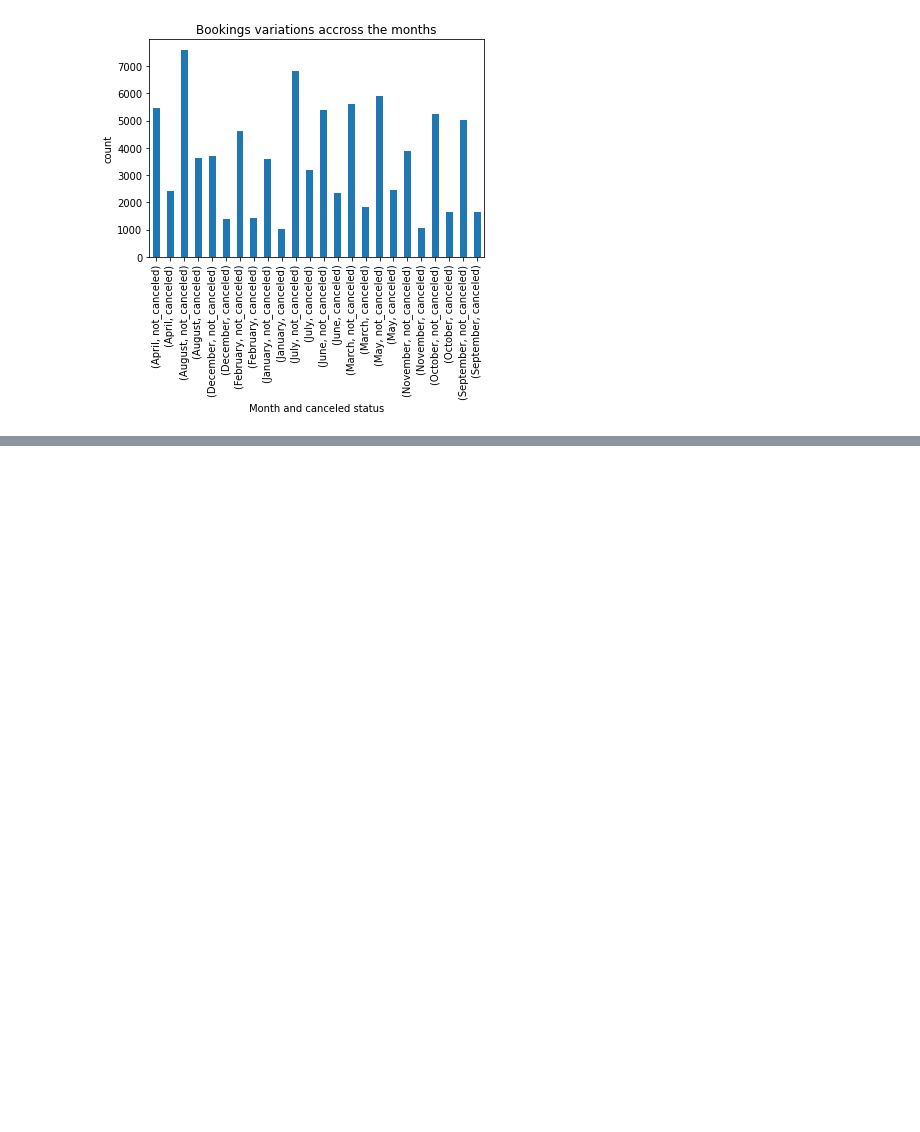
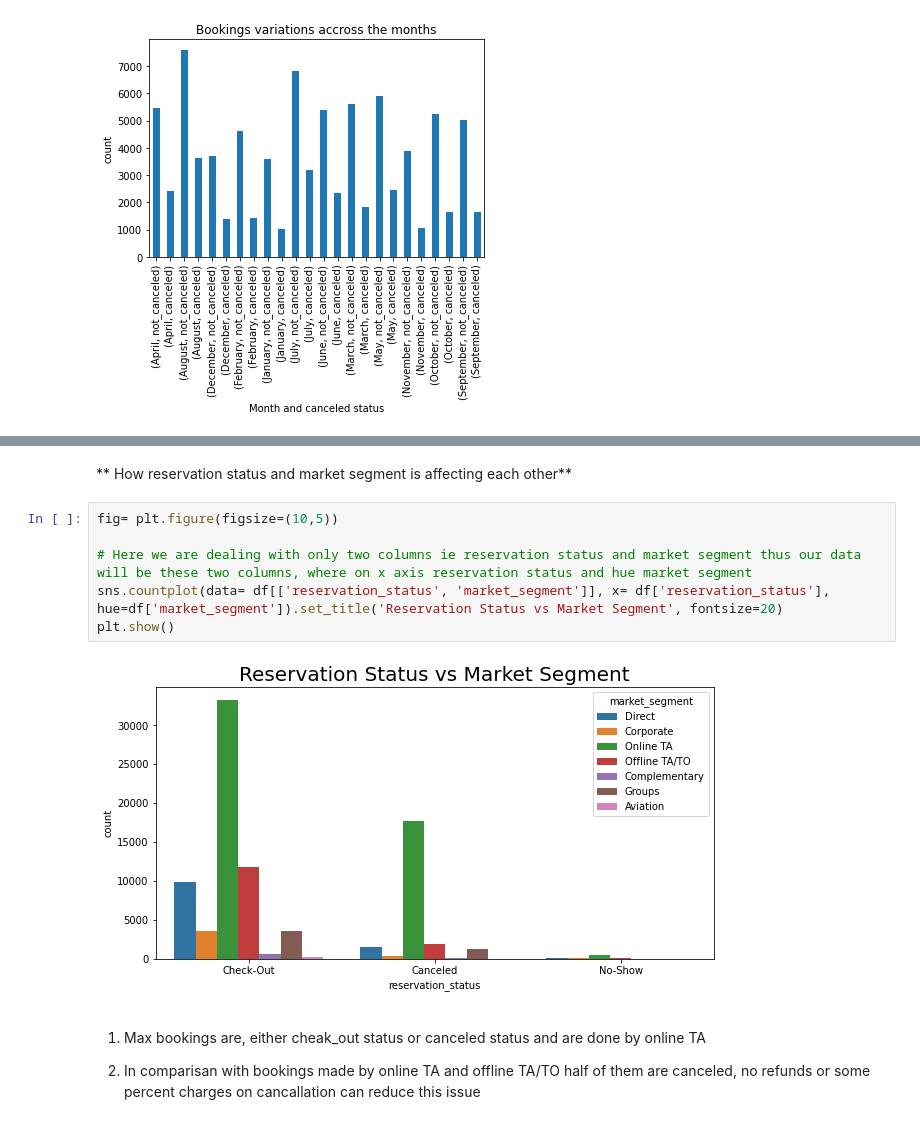
Before and after one commit to saurabhdaund76/Hotel-Booking-Analysis, a Jupyter notebook: Hotel_Booking_Analysis.ipynb, the cells around one changed output, grey strips where cells are left out. Saved outputs shown, nothing was run; the diff lists cells and outputs as text; blank space fills up the shorter version.

```diff
--- a/Hotel_Booking_Analysis.ipynb
+++ b/Hotel_Booking_Analysis.ipynb
@@ -445,0 +454,14 @@ Text(0, 0.5, 'count')
+# %% [markdown]
+** How reservation status and market segment is affecting each other**
+# %%
+fig= plt.figure(figsize=(10,5))
+
+# Here we are dealing with only two columns ie reservation status and market segment thus our data will be these two columns, where on x axis reservation status and hue market segment
+sns.countplot(data= df[['reservation_status', 'market_segment']], x= df['reservation_status'], hue=df['market_segment']).set_title('Reservation Status vs Market Segment', fontsize=20)
+plt.show()
+# %% [output]
+[figure, added]
+# %% [markdown]
+1. Max bookings are, either cheak_out status or canceled status and are done by online TA
+
+2. In comparisan with bookings made by online TA and offline TA/TO half of them are canceled, no refunds or some percent charges on cancallation can reduce this issue
```
Also changed, not shown: parts of 2 cells of this notebook.
